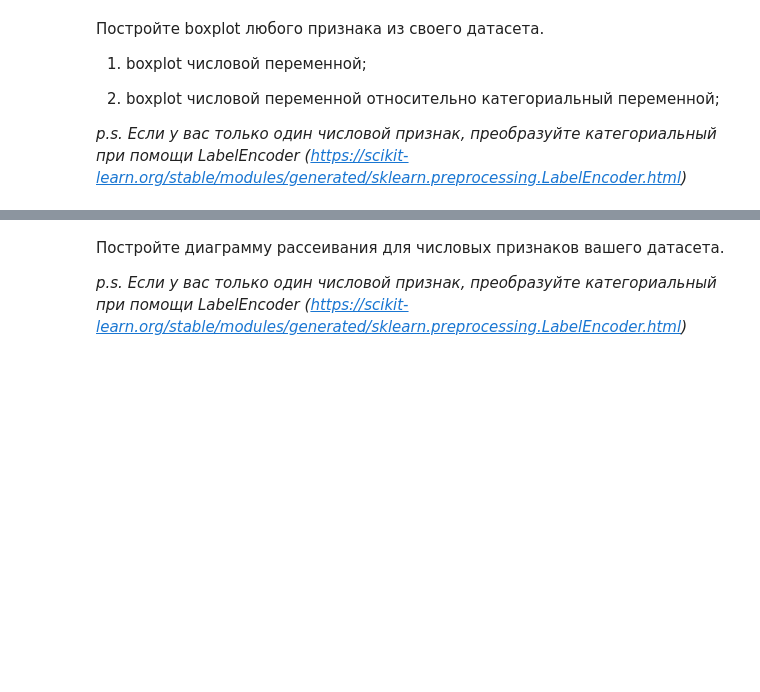
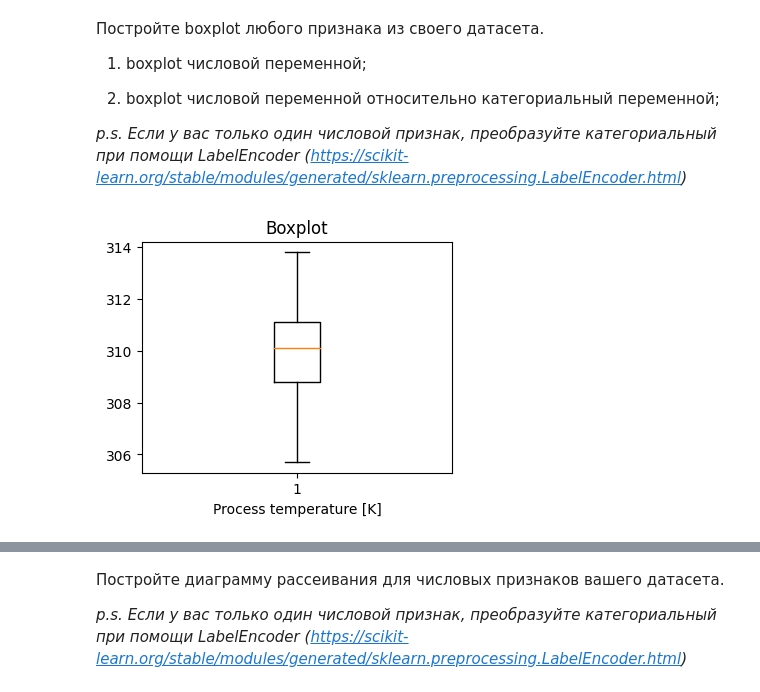
Before and after one commit to kaimakov-rk/kokoko, a Jupyter notebook: Copy_of_Задание_2.ipynb, the cells around one changed output, grey strips where cells are left out. Drawn from its saved outputs; the diff is of its cells as text; code cells hidden in the pictures; blank space fills up the shorter version.

```diff
--- a/Copy_of_Задание_2.ipynb
+++ b/Copy_of_Задание_2.ipynb
@@ -100,0 +167,8 @@ Example: видим, что среднее и отклонение различ
+# %%
+plt.figure(figsize=(4, 3))
+plt.boxplot(df[name])
+plt.title('Boxplot')
+plt.xlabel(name)
+plt.show()
+# %% [output]
+[figure, added]
```
Also changed, not shown: parts of 30 cells of this notebook.
